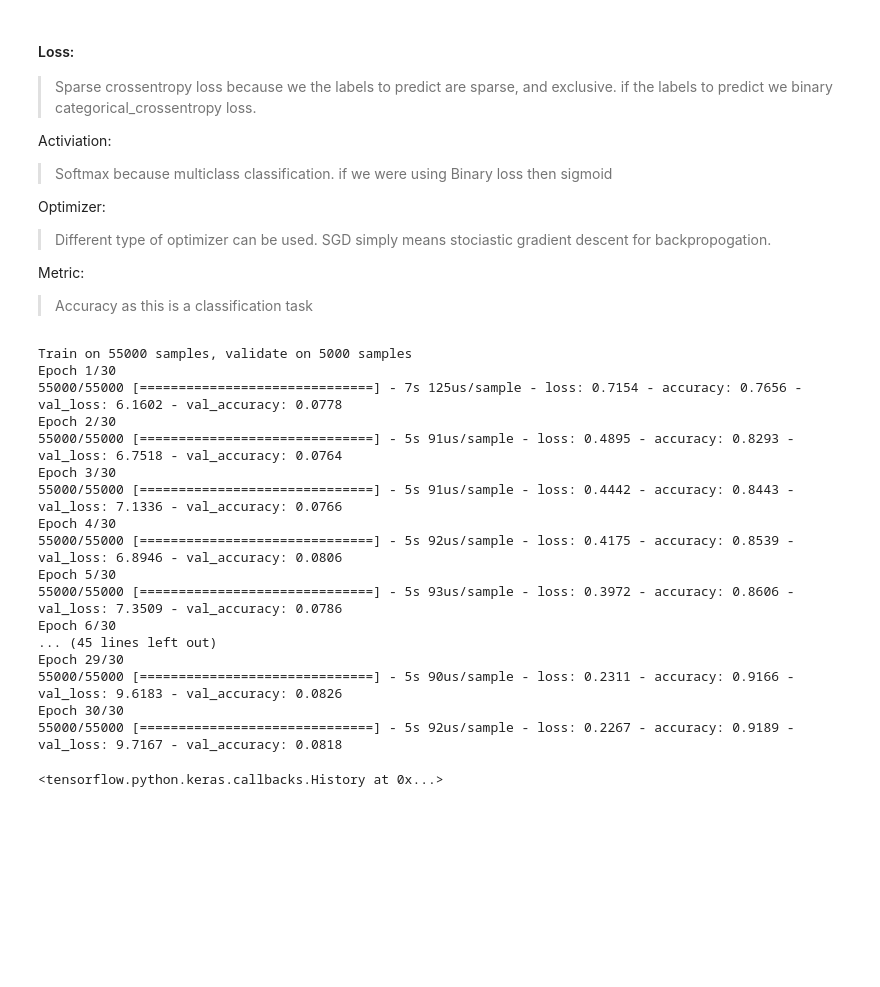
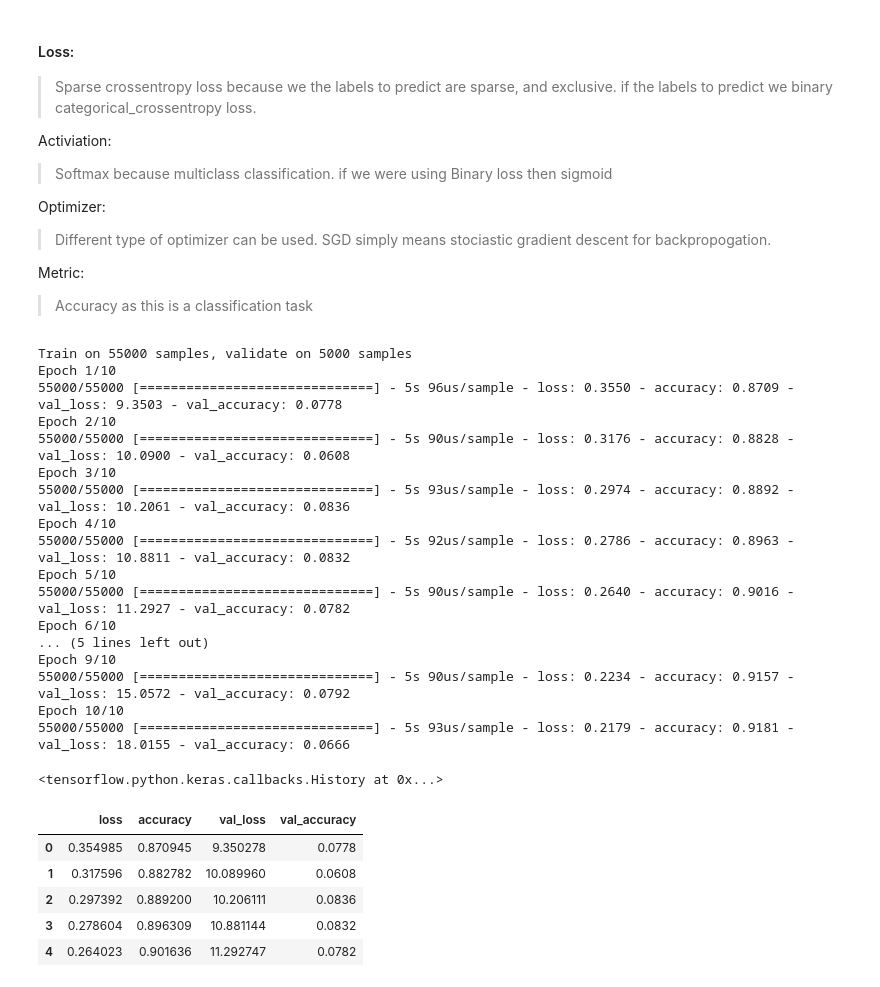
Before and after one commit to nitishast/TF, a Jupyter notebook: Image_Classifier_Using_Sequential_API_MNIST.ipynb, the cells around one changed output. Drawn from its saved outputs; the diff is of its cells as text; code cells hidden in the pictures; blank space fills up the shorter version.

```diff
--- a/Image_Classifier_Using_Sequential_API_MNIST.ipynb
+++ b/Image_Classifier_Using_Sequential_API_MNIST.ipynb
@@ -157,23 +157,33 @@ model.compile(optimizer='sgd',
               metrics=["accuracy"])
 # %%
 ## Epocs of 1 will not be sufficient for convergence hence use the epocs suitable.
-model.fit(X_train,y_train, epochs=30,validation_data=(X_valid,y_valid))
+model.fit(X_train,y_train, epochs=10,validation_data=(X_valid,y_valid))
 # %% [output]
 Train on 55000 samples, validate on 5000 samples
-Epoch 1/30
-55000/55000 [==============================] - 7s 125us/sample - loss: 0.7154 - accuracy: 0.7656 - val_loss: 6.1602 - val_accuracy: 0.0778
-Epoch 2/30
-55000/55000 [==============================] - 5s 91us/sample - loss: 0.4895 - accuracy: 0.8293 - val_loss: 6.7518 - val_accuracy: 0.0764
-Epoch 3/30
-55000/55000 [==============================] - 5s 91us/sample - loss: 0.4442 - accuracy: 0.8443 - val_loss: 7.1336 - val_accuracy: 0.0766
-Epoch 4/30
-55000/55000 [==============================] - 5s 92us/sample - loss: 0.4175 - accuracy: 0.8539 - val_loss: 6.8946 - val_accuracy: 0.0806
-Epoch 5/30
-55000/55000 [==============================] - 5s 93us/sample - loss: 0.3972 - accuracy: 0.8606 - val_loss: 7.3509 - val_accuracy: 0.0786
-Epoch 6/30
-... (45 lines left out)
-Epoch 29/30
-55000/55000 [==============================] - 5s 90us/sample - loss: 0.2311 - accuracy: 0.9166 - val_loss: 9.6183 - val_accuracy: 0.0826
-Epoch 30/30
-55000/55000 [==============================] - 5s 92us/sample - loss: 0.2267 - accuracy: 0.9189 - val_loss: 9.7167 - val_accuracy: 0.0818
+Epoch 1/10
+55000/55000 [==============================] - 5s 96us/sample - loss: 0.3550 - accuracy: 0.8709 - val_loss: 9.3503 - val_accuracy: 0.0778
+Epoch 2/10
+55000/55000 [==============================] - 5s 90us/sample - loss: 0.3176 - accuracy: 0.8828 - val_loss: 10.0900 - val_accuracy: 0.0608
+Epoch 3/10
+55000/55000 [==============================] - 5s 93us/sample - loss: 0.2974 - accuracy: 0.8892 - val_loss: 10.2061 - val_accuracy: 0.0836
+Epoch 4/10
+55000/55000 [==============================] - 5s 92us/sample - loss: 0.2786 - accuracy: 0.8963 - val_loss: 10.8811 - val_accuracy: 0.0832
+Epoch 5/10
+55000/55000 [==============================] - 5s 90us/sample - loss: 0.2640 - accuracy: 0.9016 - val_loss: 11.2927 - val_accuracy: 0.0782
+Epoch 6/10
+... (5 lines left out)
+Epoch 9/10
+55000/55000 [==============================] - 5s 90us/sample - loss: 0.2234 - accuracy: 0.9157 - val_loss: 15.0572 - val_accuracy: 0.0792
+Epoch 10/10
+55000/55000 [==============================] - 5s 93us/sample - loss: 0.2179 - accuracy: 0.9181 - val_loss: 18.0155 - val_accuracy: 0.0666
 <tensorflow.python.keras.callbacks.History at 0x...>
+# %%
+acc = pd.DataFrame(model.history.history)
+acc.head()
+# %% [output]
+|  | loss | accuracy | val_loss | val_accuracy |
+| 0 | 0.354985 | 0.870945 | 9.350278 | 0.0778 |
+| 1 | 0.317596 | 0.882782 | 10.089960 | 0.0608 |
+| 2 | 0.297392 | 0.889200 | 10.206111 | 0.0836 |
+| 3 | 0.278604 | 0.896309 | 10.881144 | 0.0832 |
+| 4 | 0.264023 | 0.901636 | 11.292747 | 0.0782 |
```
Also changed, not shown: parts of 10 cells of this notebook.
